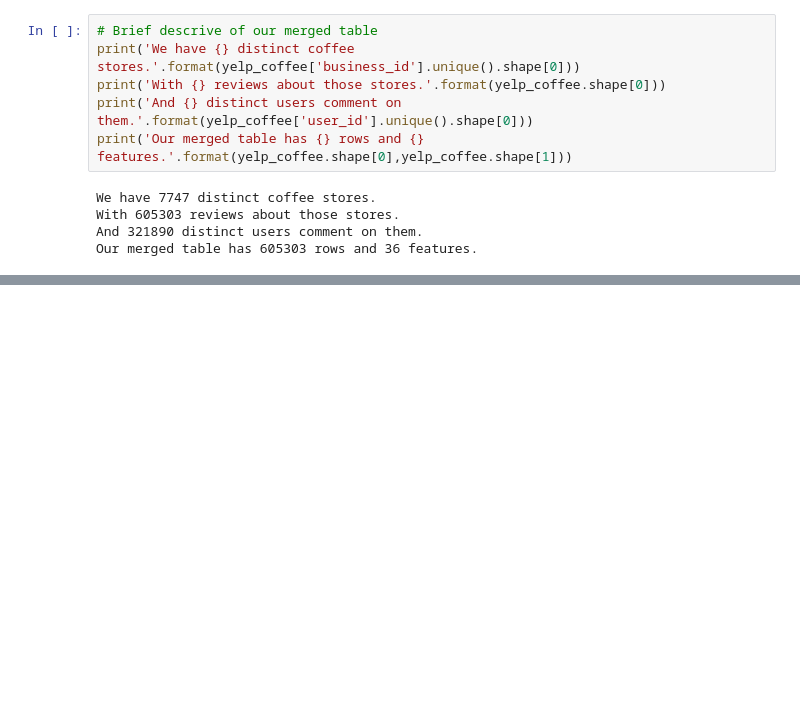
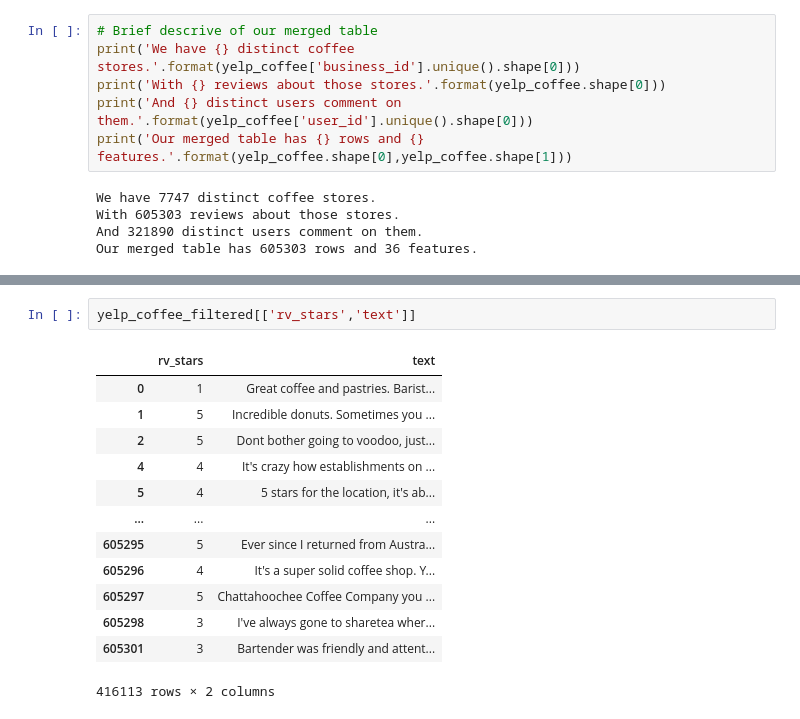
Before and after one commit to erojing/Analyzing_Yelp_Dataset, a Jupyter notebook: Final project.ipynb, the cells around one changed output, grey strips where cells are left out. Cells and saved outputs as stored; diff of their text form; blank space fills up the shorter version.

```diff
--- a/Final project.ipynb
+++ b/Final project.ipynb
@@ -104,0 +158,16 @@ yelp_coffee
+# %%
+yelp_coffee_filtered[['rv_stars','text']]
+# %% [output]
+|  | rv_stars | text |
+| 0 | 1 | Great coffee and pastries. Barist... |
+| 1 | 5 | Incredible donuts. Sometimes you ... |
+| 2 | 5 | Dont bother going to voodoo, just... |
+| 4 | 4 | It's crazy how establishments on ... |
+| 5 | 4 | 5 stars for the location, it's ab... |
+| ... | ... | ... |
+| 605295 | 5 | Ever since I returned from Austra... |
+| 605296 | 4 | It's a super solid coffee shop. Y... |
+| 605297 | 5 | Chattahoochee Coffee Company you ... |
+| 605298 | 3 | I've always gone to sharetea wher... |
+| 605301 | 3 | Bartender was friendly and attent... |
+416113 rows × 2 columns
```
Also changed, not shown: parts of 15 cells of this notebook.
